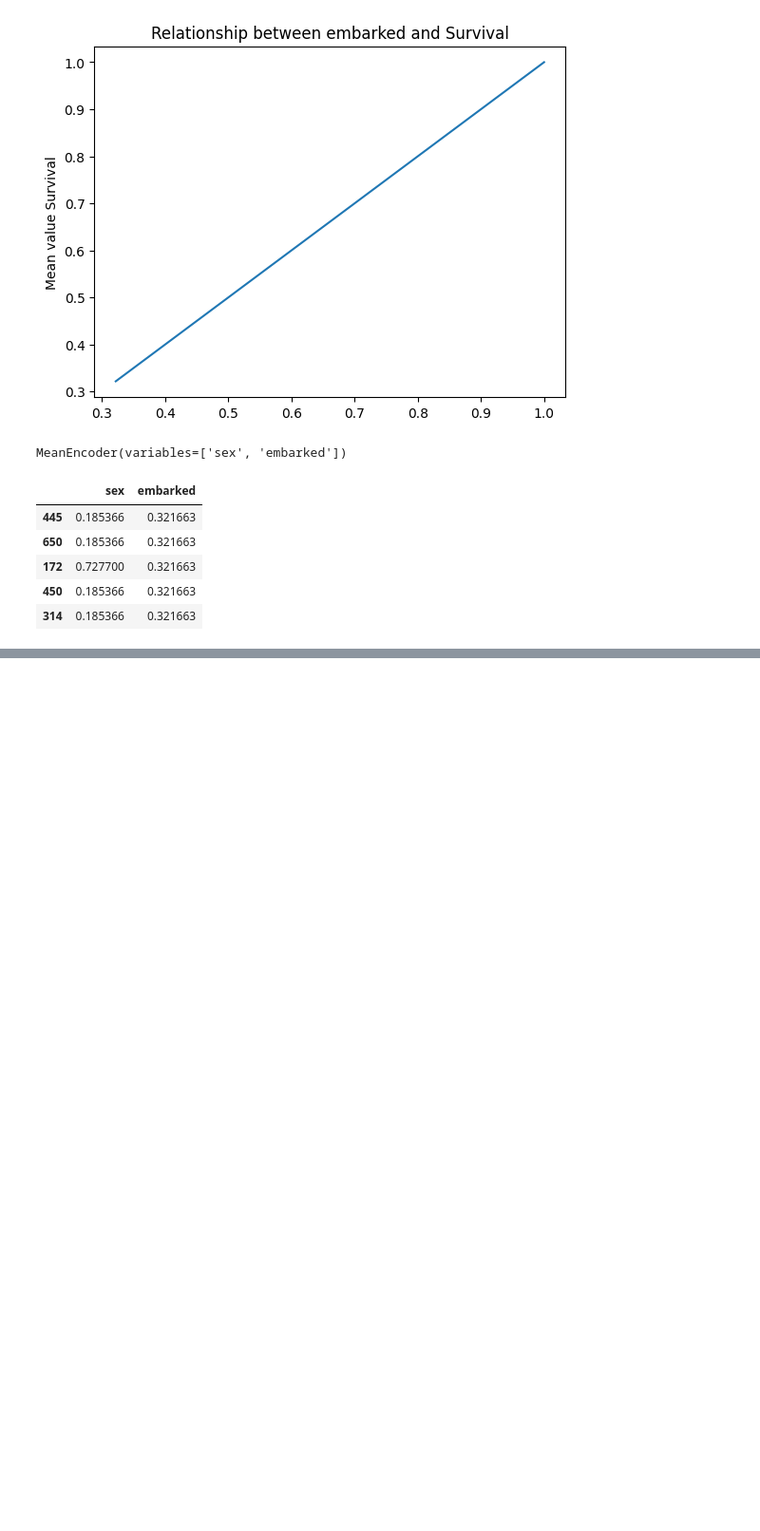
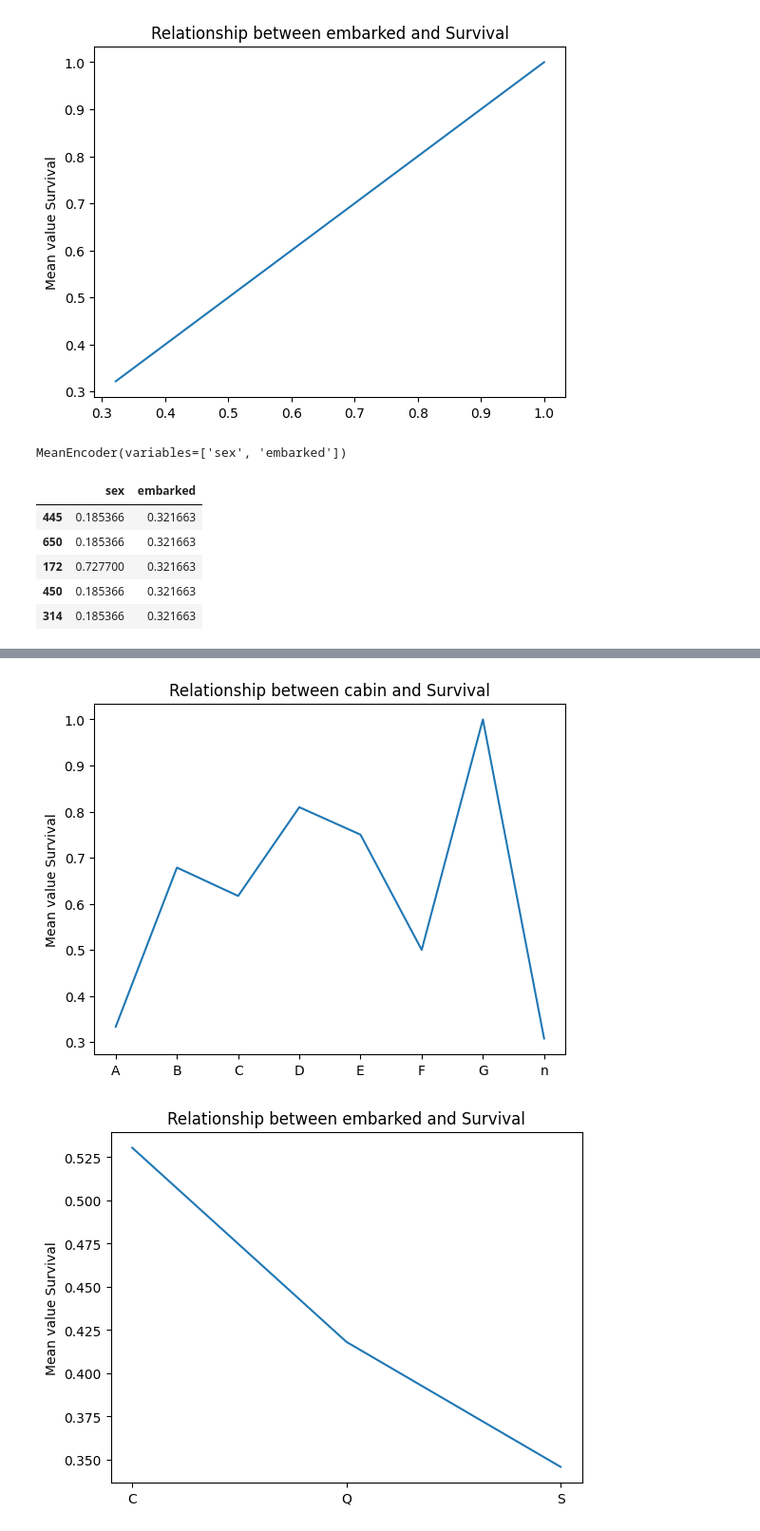
Before and after one commit to kar137/Machine-Learning-Portfolio, a Jupyter notebook: notebooks/Feature-Engineering/encoding.ipynb, the cells around one changed output, grey strips where cells are left out. Shown: that part at 95% size. Drawn from its saved outputs; the diff is of its cells as text; code cells hidden in the pictures; blank space fills up the shorter version.

```diff
--- a/notebooks/Feature-Engineering/encoding.ipynb
+++ b/notebooks/Feature-Engineering/encoding.ipynb
@@ -466,0 +531,6 @@ X_train.head()
+# %%
+# Visualize the relationship
+relationship_plot(['cabin','embarked'])
+# %% [output]
+[figure, added]
+[figure, added]
```
Also changed, not shown: parts of 27 cells of this notebook.
